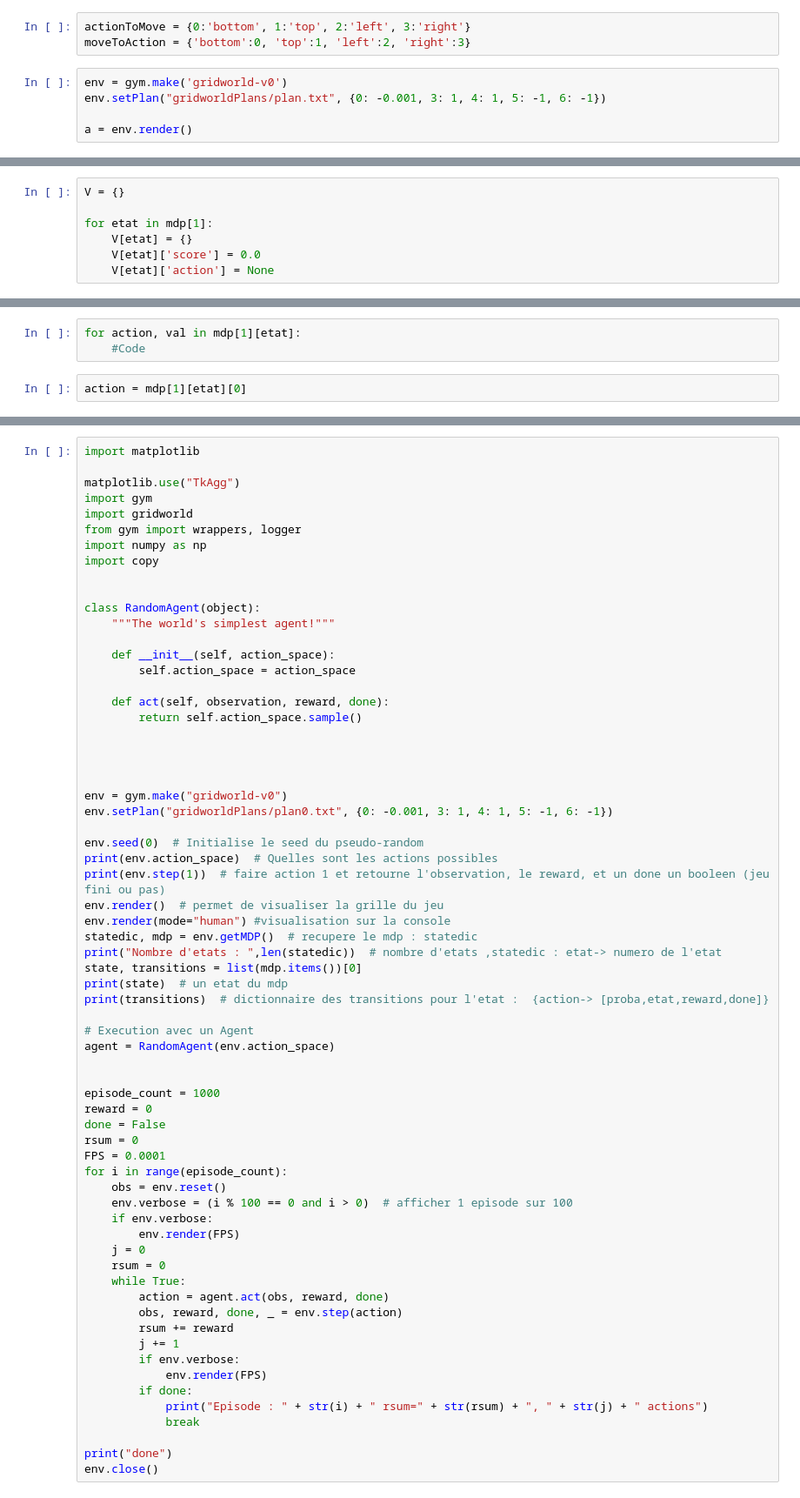
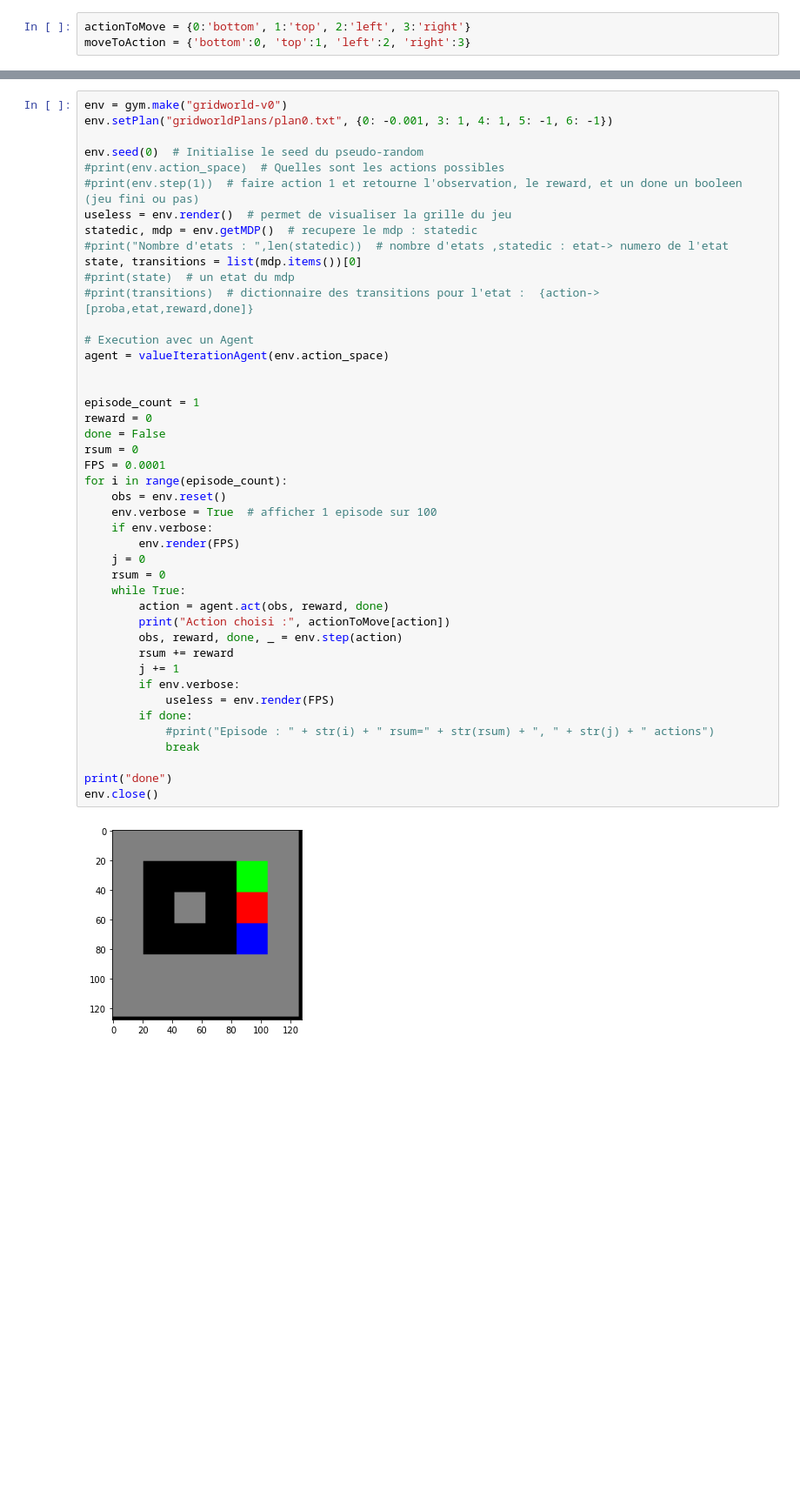
Before and after one commit to jean3108/RDL, a Jupyter notebook: tme2/tme2.ipynb, the cells around one changed output, grey strips where cells are left out. Shown: that part at 87% size. Saved outputs shown, nothing was run; the diff lists cells and outputs as text; blank space fills up the shorter version.

Commit message:
Last correct version of Value Iteration; Change gitignore

```diff
--- a/tme2/tme2.ipynb
+++ b/tme2/tme2.ipynb
@@ -6,8 +9,3 @@ import gridworld
 # %%
 actionToMove = {0:'bottom', 1:'top', 2:'left', 3:'right'}
 moveToAction = {'bottom':0, 'top':1, 'left':2, 'right':3}
-# %%
-env = gym.make('gridworld-v0')
-env.setPlan("gridworldPlans/plan.txt", {0: -0.001, 3: 1, 4: 1, 5: -1, 6: -1})
-
-a = env.render()
@@ -16,8 +12 @@ a = env.render()
-# %%
-V = {}
-
-for etat in mdp[1]:
-    V[etat] = {}
-    V[etat]['score'] = 0.0
-    V[etat]['action'] = None
 # %%
@@ -101,5 +69,0 @@ action
-# %%
-for action, val in mdp[1][etat]:
-    #Code
-# %%
-action = mdp[1][etat][0]
@@ -227,67 +70,46 @@ env.render(mode='human')
 # %%
-import matplotlib
-
-matplotlib.use("TkAgg")
-import gym
-import gridworld
-from gym import wrappers, logger
-import numpy as np
-import copy
-
-
-class RandomAgent(object):
-    """The world's simplest agent!"""
-
-    def __init__(self, action_space):
-        self.action_space = action_space
-
-    def act(self, observation, reward, done):
-        return self.action_space.sample()
-
-
-
-
 env = gym.make("gridworld-v0")
 env.setPlan("gridworldPlans/plan0.txt", {0: -0.001, 3: 1, 4: 1, 5: -1, 6: -1})
 
 env.seed(0)  # Initialise le seed du pseudo-random
-print(env.action_space)  # Quelles sont les actions possibles
-print(env.step(1))  # faire action 1 et retourne l'observation, le reward, et un done un booleen (jeu fini ou pas)
-env.render()  # permet de visualiser la grille du jeu
-env.render(mode="human") #visualisation sur la console
+#print(env.action_space)  # Quelles sont les actions possibles
+#print(env.step(1))  # faire action 1 et retourne l'observation, le reward, et un done un booleen (jeu fini ou pas)
+useless = env.render()  # permet de visualiser la grille du jeu
 statedic, mdp = env.getMDP()  # recupere le mdp : statedic
-print("Nombre d'etats : ",len(statedic))  # nombre d'etats ,statedic : etat-> numero de l'etat
+#print("Nombre d'etats : ",len(statedic))  # nombre d'etats ,statedic : etat-> numero de l'etat
 state, transitions = list(mdp.items())[0]
-print(state)  # un etat du mdp
-print(transitions)  # dictionnaire des transitions pour l'etat :  {action-> [proba,etat,reward,done]}
+#print(state)  # un etat du mdp
+#print(transitions)  # dictionnaire des transitions pour l'etat :  {action-> [proba,etat,reward,done]}
 
 # Execution avec un Agent
-agent = RandomAgent(env.action_space)
+agent = valueIterationAgent(env.action_space)
 
 
-episode_count = 1000
+episode_count = 1
 reward = 0
 done = False
 rsum = 0
 FPS = 0.0001
 for i in range(episode_count):
     obs = env.reset()
-    env.verbose = (i % 100 == 0 and i > 0)  # afficher 1 episode sur 100
+    env.verbose = True  # afficher 1 episode sur 100
     if env.verbose:
         env.render(FPS)
     j = 0
     rsum = 0
     while True:
         action = agent.act(obs, reward, done)
+        print("Action choisi :", actionToMove[action])
         obs, reward, done, _ = env.step(action)
         rsum += reward
         j += 1
         if env.verbose:
-            env.render(FPS)
+            useless = env.render(FPS)
         if done:
-            print("Episode : " + str(i) + " rsum=" + str(rsum) + ", " + str(j) + " actions")
+            #print("Episode : " + str(i) + " rsum=" + str(rsum) + ", " + str(j) + " actions")
             break
 
 print("done")
 env.close()
 # %% [output]
+[figure, added]
```
Also changed, not shown: parts of 34 cells of this notebook, 2 other files.
